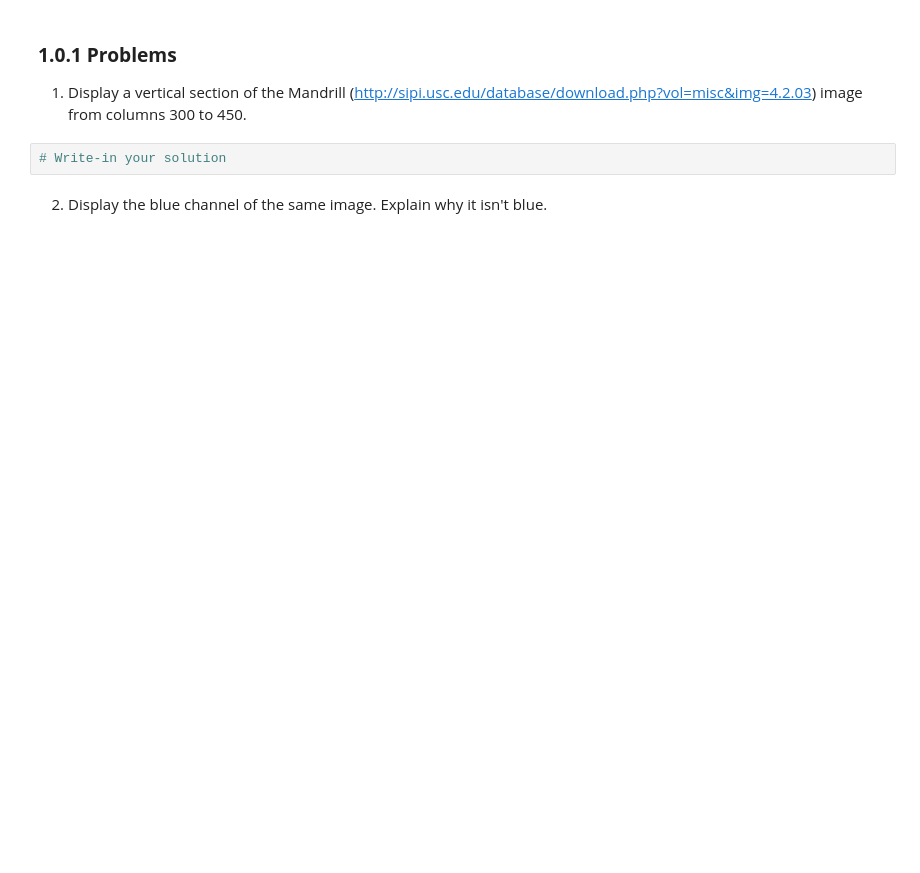
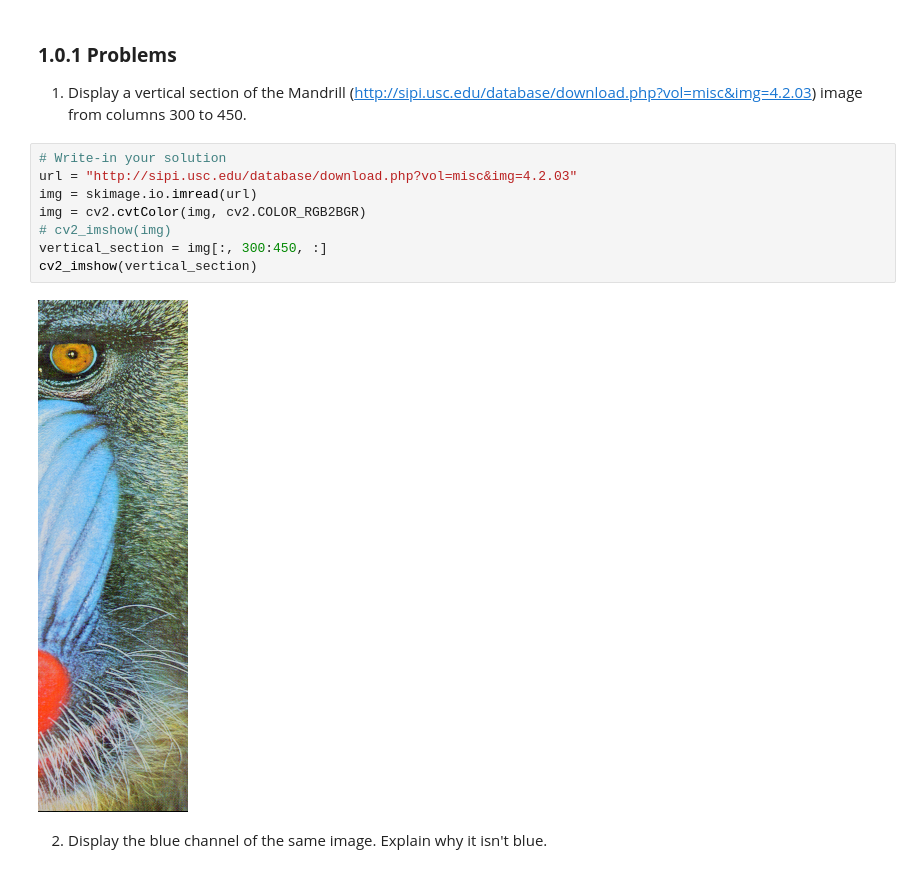
Before and after one commit to doms911/Digital-Image-Processing-and-Analysis, a Jupyter notebook: DIPA_Laboratory_exercise_1.ipynb, the cells around one changed output. Drawn from its saved outputs; the diff is of its cells as text; blank space fills up the shorter version.

```diff
--- a/DIPA_Laboratory_exercise_1.ipynb
+++ b/DIPA_Laboratory_exercise_1.ipynb
@@ -122,8 +132,16 @@ cv2_imshow(red_channel)
 ### **1.0.1 Problems**
 
 1. Display a vertical section of the Mandrill (http://sipi.usc.edu/database/download.php?vol=misc&img=4.2.03) image from columns 300 to 450.
-# %%
-# Write-in your solution
+# %%
+# Write-in your solution
+url = "http://sipi.usc.edu/database/download.php?vol=misc&img=4.2.03"
+img = skimage.io.imread(url)
+img = cv2.cvtColor(img, cv2.COLOR_RGB2BGR)
+# cv2_imshow(img)
+vertical_section = img[:, 300:450, :]
+cv2_imshow(vertical_section)
+# %% [output]
+[figure, added]
 # %% [markdown]
 2. Display the blue channel of the same image. Explain why it isn't blue.
 # %%
```
Also changed, not shown: parts of 14 cells of this notebook.
